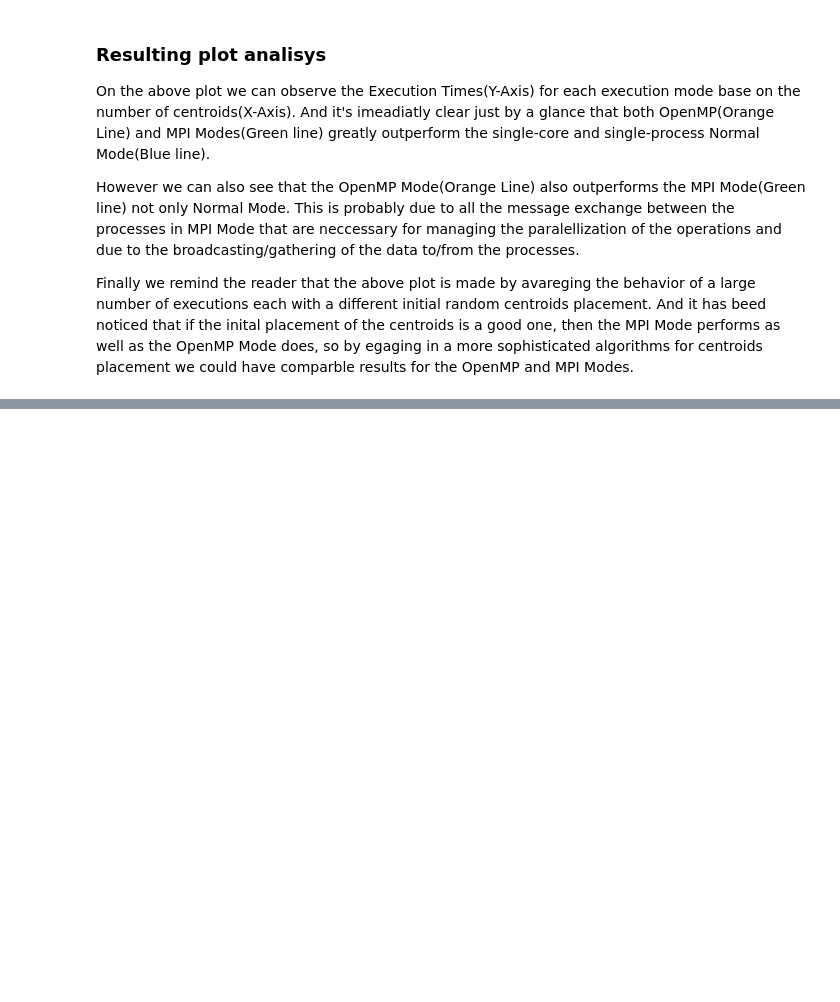
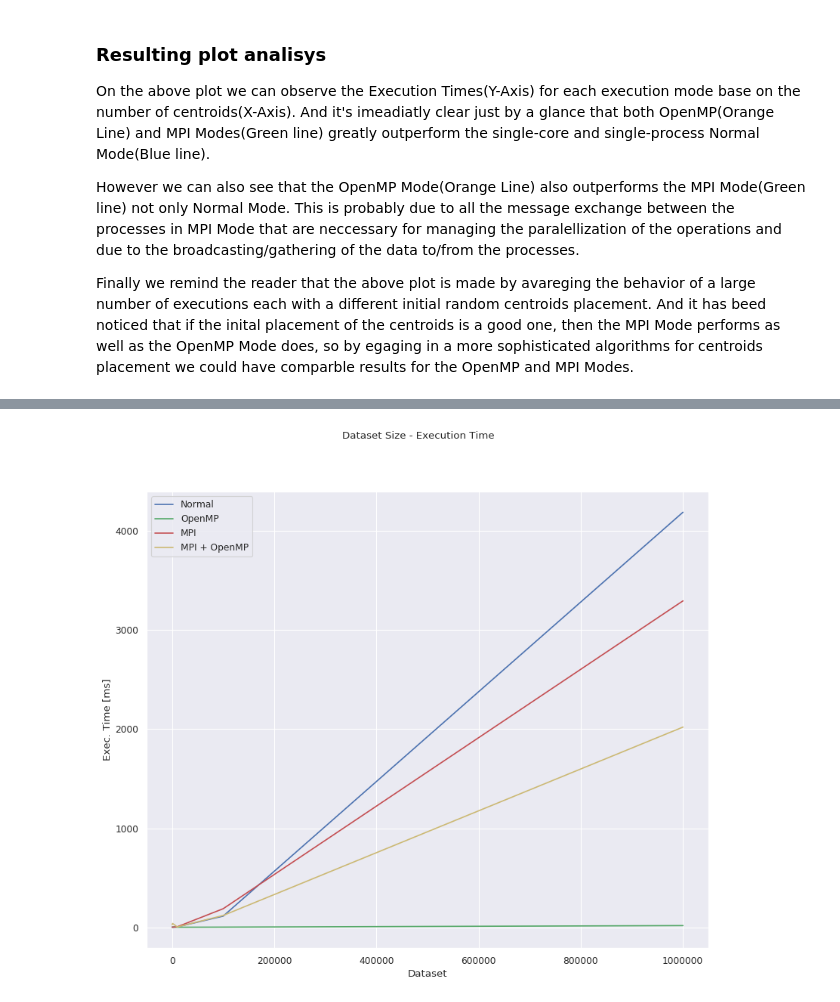
Before and after one commit to thestarivore/openmp-mpi_k-means-clustering, a Jupyter notebook: openmp_mpi_k-means.ipynb, the cells around one changed output, grey strips where cells are left out. Cells and saved outputs as stored; diff of their text form; code cells hidden in the pictures; blank space fills up the shorter version.

Commit message:
Updated the Jupyter Notebook project and added the relation between the dataset size and the execution times

```diff
--- a/openmp_mpi_k-means.ipynb
+++ b/openmp_mpi_k-means.ipynb
@@ -19,7 +19,7 @@ from sklearn.datasets.samples_generator import make_blobs
 sns.set()  # for plot styling
 
 #Samples
-N_SAMPLES = 1000000
+N_SAMPLES = 100000
 
 # Get path of the current dir, then use it to create paths:
 CURRENT_DIR = os.path.dirname("__file__")
@@ -435,0 +440,97 @@ Finally we remind the reader that the above plot is made by avareging the behavi
+# %%
+
+def getCentroidsExecTime():
+    x_valc          = numpy.zeros(10)    # Centroids
+    y_val_n_et      = numpy.zeros(10)    # Normal Execution Time
+    y_val_mp_et     = numpy.zeros(10)    # OpenMP Execution Time
+    y_val_mpi_et    = numpy.zeros(10)    # MPI Execution Time
+    y_val_mpi_mp_et = numpy.zeros(10)    # MPI + OpenMP Execution Time
+
+    #Calc the mean values
+    for i in range(0,10):
+        x_valc[i] = i + 1
+        #print(str(i))
+
+        #Iterate all the executions for each centroid number
+        for j in range(EXECUTIONS):
+            # Normal Execution
+            if n_c[j] == i+1:
+                y_val_n_et[i] = y_val_n_et[i] + n_t[j]
+
+            # OpenMP Execution
+            if openmp_c[j] == i+1:
+                y_val_mp_et[i] = y_val_mp_et[i] + openmp_t[j]
+
+            # MPI Execution
+            if mpi_c[j] == i+1:
+                y_val_mpi_et[i] = y_val_mpi_et[i] + mpi_t[j]
+
+            # MPI + OpenMP Execution
+            if mpi_mp_c[j] == i+1:
+                y_val_mpi_mp_et[i] = y_val_mpi_mp_et[i] + mpi_mp_t[j]
+
+        #Execution Time values mean
+        y_val_n_et[i]      = (y_val_n_et[i] / EXECUTIONS) * 1000
+        y_val_mp_et[i]     = (y_val_mp_et[i] / EXECUTIONS) * 1000
+        y_val_mpi_et[i]    = (y_val_mpi_et[i] / EXECUTIONS) * 1000
+        y_val_mpi_mp_et[i] = (y_val_mpi_mp_et[i] / EXECUTIONS) * 1000
+
+    return y_val_n_et, y_val_mp_et, y_val_mpi_et, y_val_mpi_mp_et
+
+
+x_valds      = numpy.zeros(5)    # Dataset sizes
+y_val_n      = numpy.zeros(5)    # Normal Execution Time
+y_val_mp     = numpy.zeros(5)    # OpenMP Execution Time
+y_val_mpi    = numpy.zeros(5)    # MPI Execution Time
+y_val_mpi_mp = numpy.zeros(5)    # MPI + OpenMP Execution Time
+
+def calcMeanExecTime(j):
+    for i in range(1,10):
+        y_val_n[j]      += y_val_n_et[i]
+        y_val_mp[j]     += y_val_mp_et[i]
+        y_val_mpi[j]    += y_val_mpi_et[i]
+        y_val_mpi_mp[j] += y_val_mpi_mp_et[i]
+
+    y_val_n[j]      /= 10
+    y_val_mp[j]     /= 10
+    y_val_mpi[j]    /= 10
+    y_val_mpi_mp[j] /= 10
+
+EXECUTIONS, n_t, openmp_t, mpi_t, mpi_mp_t, n_c, openmp_c, mpi_c, mpi_mp_c, n_of = getResultsData(results_100_path)
+y_val_n_et, y_val_mp_et, y_val_mpi_et, y_val_mpi_mp_et = getCentroidsExecTime()
+calcMeanExecTime(0)
+x_valds[0]=100
+
+EXECUTIONS, n_t, openmp_t, mpi_t, mpi_mp_t, n_c, openmp_c, mpi_c, mpi_mp_c, n_of = getResultsData(results_1K_path)
+y_val_n_et, y_val_mp_et, y_val_mpi_et, y_val_mpi_mp_et = getCentroidsExecTime()
+calcMeanExecTime(1)
+x_valds[1]=1000
+
+EXECUTIONS, n_t, openmp_t, mpi_t, mpi_mp_t, n_c, openmp_c, mpi_c, mpi_mp_c, n_of = getResultsData(results_10K_path)
+y_val_n_et, y_val_mp_et, y_val_mpi_et, y_val_mpi_mp_et = getCentroidsExecTime()
+calcMeanExecTime(2)
+x_valds[2]=10000
+
+EXECUTIONS, n_t, openmp_t, mpi_t, mpi_mp_t, n_c, openmp_c, mpi_c, mpi_mp_c, n_of = getResultsData(results_100K_path)
+y_val_n_et, y_val_mp_et, y_val_mpi_et, y_val_mpi_mp_et = getCentroidsExecTime()
+calcMeanExecTime(3)
+x_valds[3]=100000
+
+EXECUTIONS, n_t, openmp_t, mpi_t, mpi_mp_t, n_c, openmp_c, mpi_c, mpi_mp_c, n_of = getResultsData(results_1M_path)
+y_val_n_et, y_val_mp_et, y_val_mpi_et, y_val_mpi_mp_et = getCentroidsExecTime()
+calcMeanExecTime(4)
+x_valds[4]=1000000
+
+
+#Plot the relation between the dataset size and mean executin time for each mode
+plt.figure(figsize=(fig_width, fig_height), dpi= 80, facecolor='w', edgecolor='k')
+plt.plot(x_valds,y_val_n, '-b', label='Normal')
+plt.suptitle('Dataset Size - Execution Time')
+plt.xlabel('Dataset')
+plt.ylabel('Exec. Time [ms]')
+plt.plot(x_valds,y_val_mp, '-g', label='OpenMP')
+plt.plot(x_valds,y_val_mpi, '-r', label='MPI')
+plt.plot(x_valds,y_val_mpi_mp, '-y', label='MPI + OpenMP')
+plt.legend(loc='upper left')
+plt.show()
+# %% [output]
@@ -435,0 +542 @@ Finally we remind the reader that the above plot is made by avareging the behavi
+[figure, added]
```
Also changed, not shown: parts of 17 cells of this notebook.
